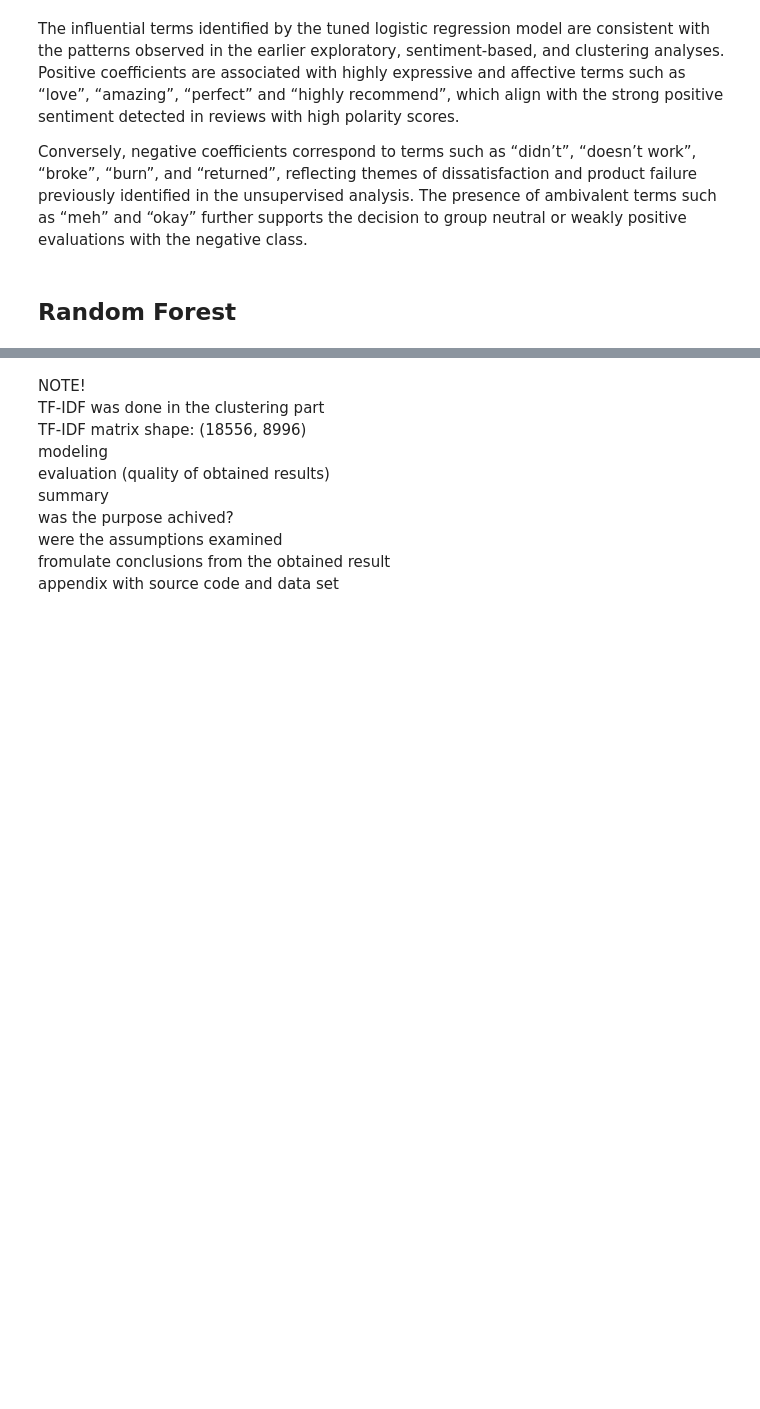
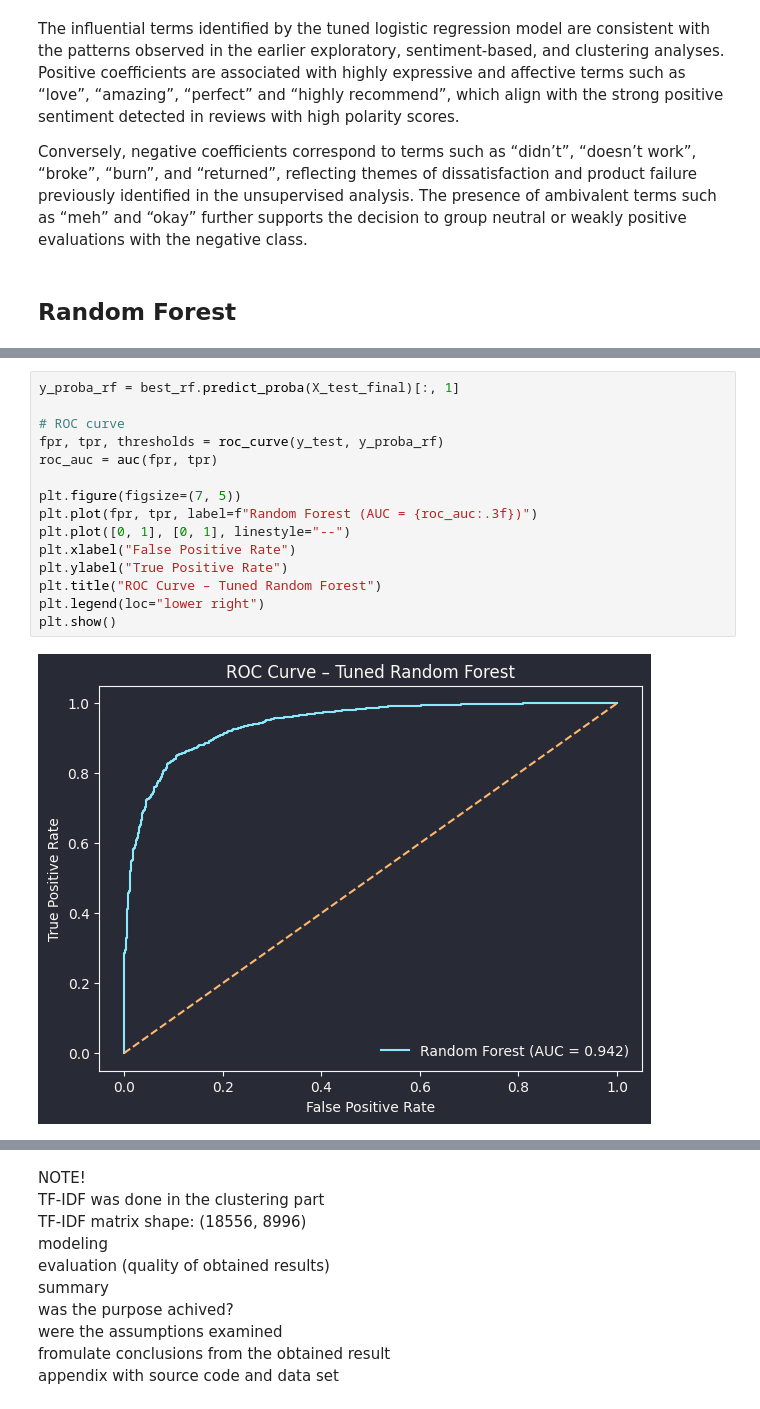
Before and after one commit to Weronikaa2001/Text-Mining-and-Social-Media-Mining-Sephora-Skincare-Reviews, a Jupyter notebook: Martyniuk_Madro_Sephora_Project.ipynb, the cells around one changed output, grey strips where cells are left out. Cells and saved outputs as stored; diff of their text form; blank space fills up the shorter version.

Commit message:
Random Forest add (no comments yet)

```diff
--- a/Martyniuk_Madro_Sephora_Project.ipynb
+++ b/Martyniuk_Madro_Sephora_Project.ipynb
@@ -1606,0 +1717,17 @@ Conversely, negative coefficients correspond to terms such as “didn’t”,
+# %%
+y_proba_rf = best_rf.predict_proba(X_test_final)[:, 1]
+
+# ROC curve
+fpr, tpr, thresholds = roc_curve(y_test, y_proba_rf)
+roc_auc = auc(fpr, tpr)
+
+plt.figure(figsize=(7, 5))
+plt.plot(fpr, tpr, label=f"Random Forest (AUC = {roc_auc:.3f})")
+plt.plot([0, 1], [0, 1], linestyle="--")
+plt.xlabel("False Positive Rate")
+plt.ylabel("True Positive Rate")
+plt.title("ROC Curve – Tuned Random Forest")
+plt.legend(loc="lower right")
+plt.show()
+# %% [output]
+[figure, added]
```
Also changed, not shown: parts of 5 cells of this notebook.
